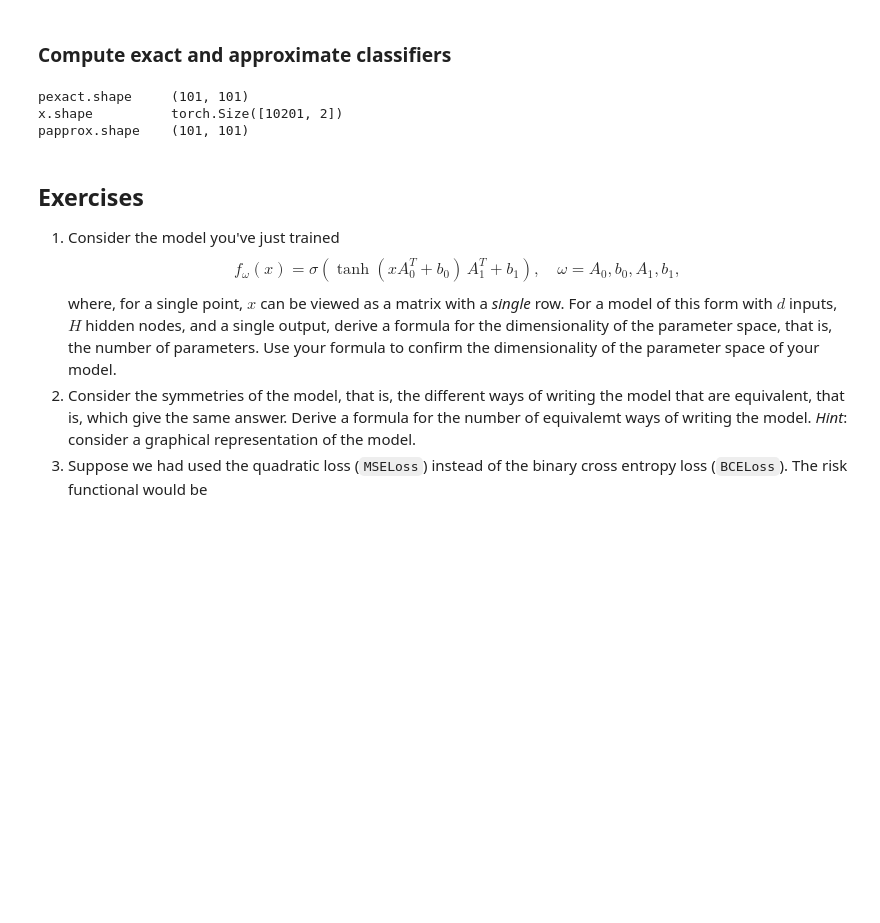
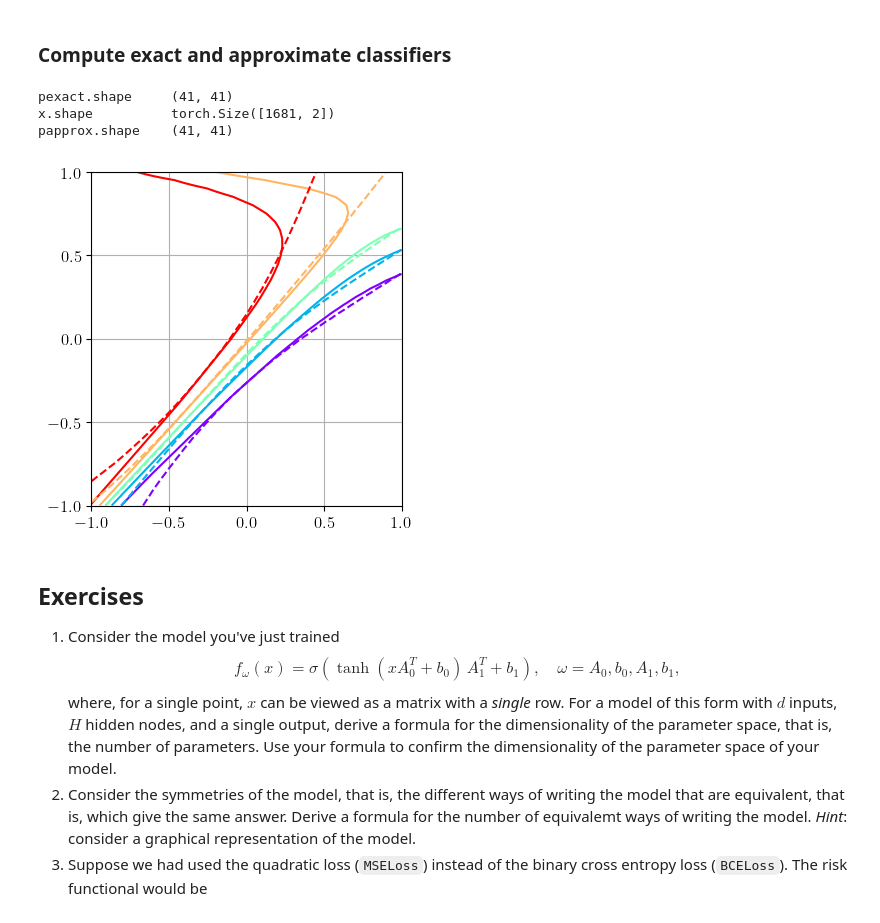
Before and after one commit to hbprosper/mlinphysics, a Jupyter notebook: Labs/02.Metrics/code/tutorial_2D_binary_classifer.ipynb, the cells around one changed output. Cells and saved outputs as stored; diff of their text form; code cells hidden in the pictures; blank space fills up the shorter version.

Commit message:
add plot comparing exact and approximate D

```diff
--- a/Labs/02.Metrics/code/tutorial_2D_binary_classifer.ipynb
+++ b/Labs/02.Metrics/code/tutorial_2D_binary_classifer.ipynb
@@ -654,19 +654,23 @@ fapprox = lambda x: model(x).detach().cpu().numpy()
 # %%
 # exact calculation
 x1, x2 = fexact.grid()
 pexact = fexact.prob(x1, x2)
 print('pexact.shape\t', pexact.shape)
 
 # approximate calculation
 x = flatten_x(x1, x2)
 print('x.shape \t', x.shape)
 
 papprox = fapprox(x).reshape(pexact.shape) # reshape output of model to match that of pexact
 print('papprox.shape\t', papprox.shape)
+
+# compare exact and approximate discriminants
+fexact.plot(papprox)
 # %% [output]
-pexact.shape     (101, 101)
-x.shape          torch.Size([10201, 2])
-papprox.shape    (101, 101)
+pexact.shape     (41, 41)
+x.shape          torch.Size([1681, 2])
+papprox.shape    (41, 41)
+[figure, added]
 # %% [markdown]
 ## Exercises
 
```
